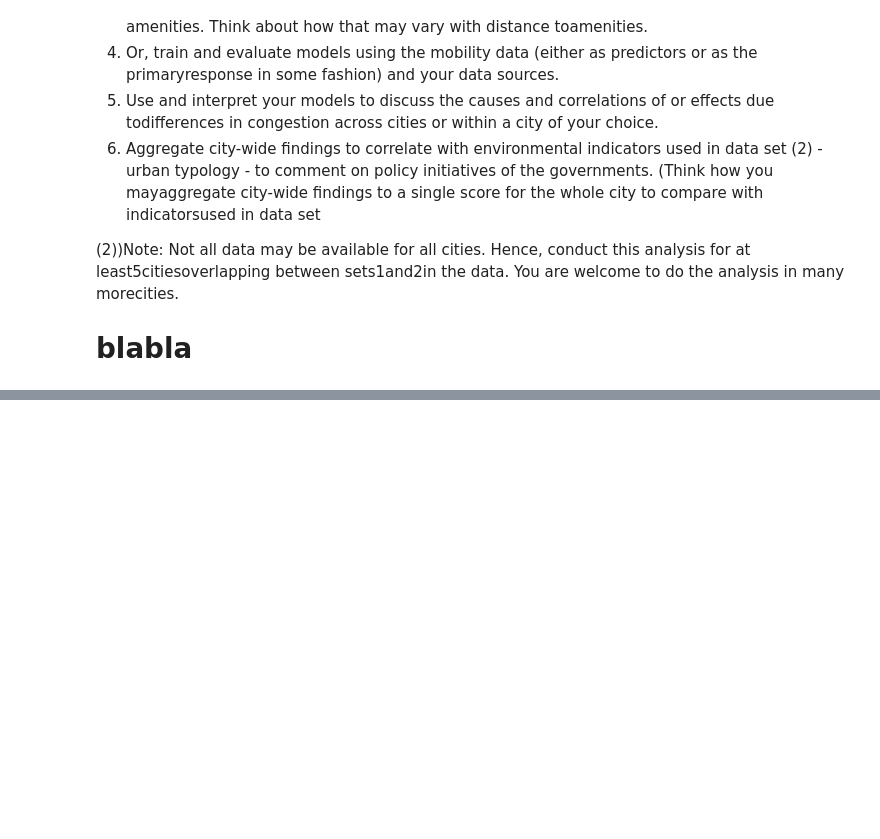
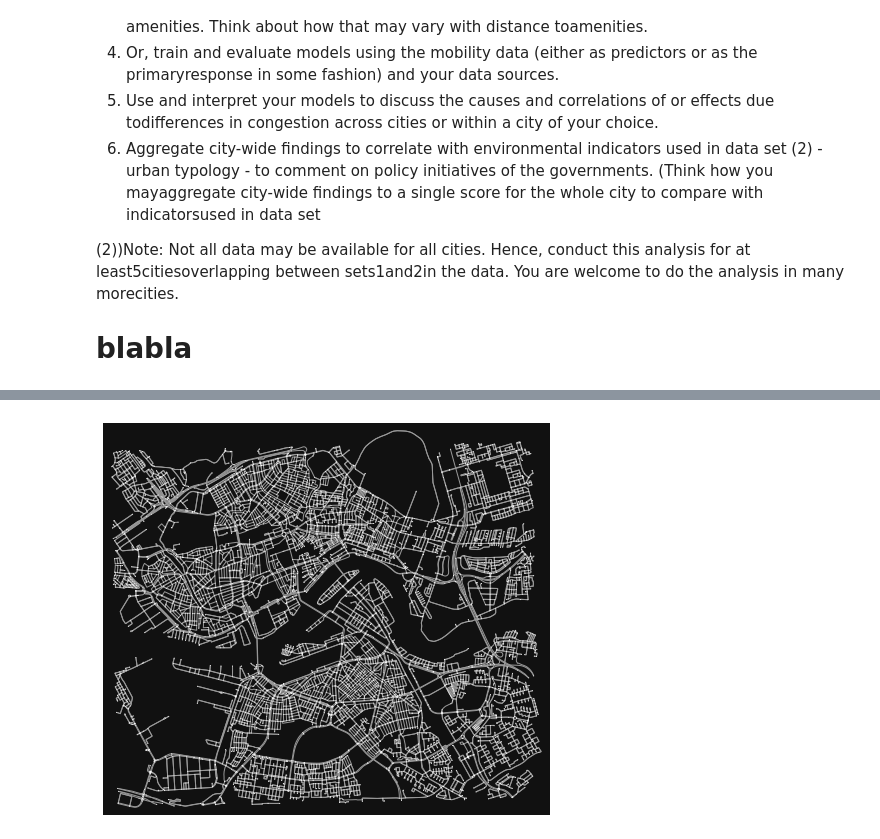
Before and after one commit to K4Ling/UrbanDataSc, a Jupyter notebook: Assignment.ipynb, the cells around one changed output, grey strips where cells are left out. Cells and saved outputs as stored; diff of their text form; code cells hidden in the pictures; blank space fills up the shorter version.

Commit message:
Werkende plots

```diff
--- a/Assignment.ipynb
+++ b/Assignment.ipynb
@@ -41,0 +34,4 @@ array(['augsburg', 'basel', 'bern', 'birmingham', 'bolton', 'bordeaux',
+# %%
+newcitylist= [ 'munich', 'rotterdam', 'frankfurt', 'hamburg', 'zurich']
+UTD19Cities = UTD19.loc[UTD19.citycode.isin(newcitylist)]
+UTD19Cities.citycode.unique()
@@ -57,0 +59,20 @@ Cities
+# %%
+def GetGraphs(clist, df):
+    GraphList = []
+    for i in clist:
+        maxlonglt = df.loc[df.citycode == i, ['long', 'lat']].max() # maxlonglat[0] = long, 1 lat
+        minlonglt = df.loc[df.citycode == i, ['long', 'lat']].min() #
+        north = maxlonglt[1]
+        south = minlonglt[1]
+        east = maxlonglt[0]
+        west = minlonglt[0]
+        A = ox.graph.graph_from_bbox(north, south, east, west, network_type='drive')
+        GraphList.append(A)
+    return GraphList
+
+Graphs = GetGraphs(newcitylist, UTD19Cities)
+# %%
+G1 = ox.project_graph(Graphs[1])
+fig, ax = ox.plot_graph(G1, node_size=1)
+# %% [output]
+[figure, added]
```
Also changed, not shown: parts of 20 cells of this notebook, 1 other file.
